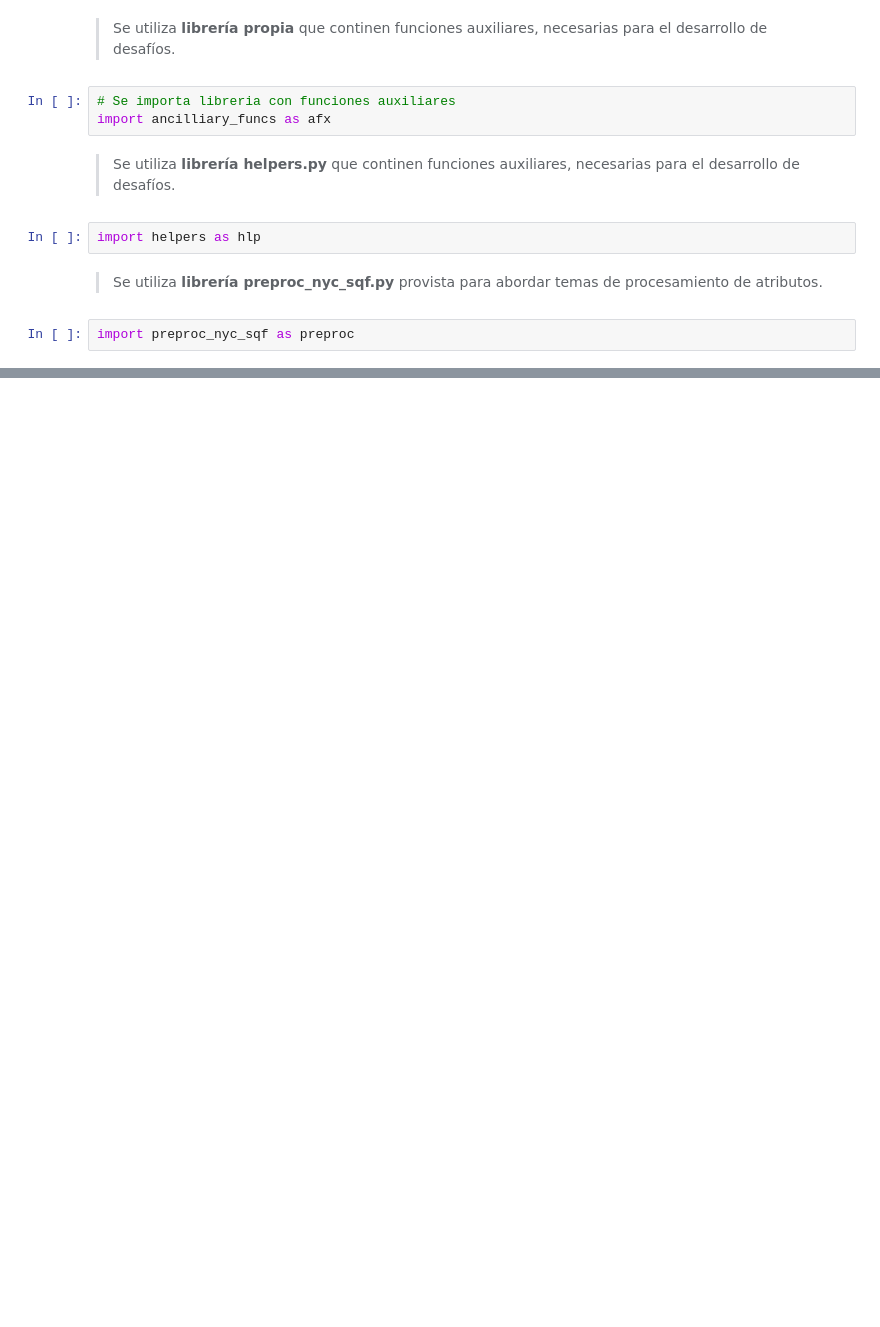
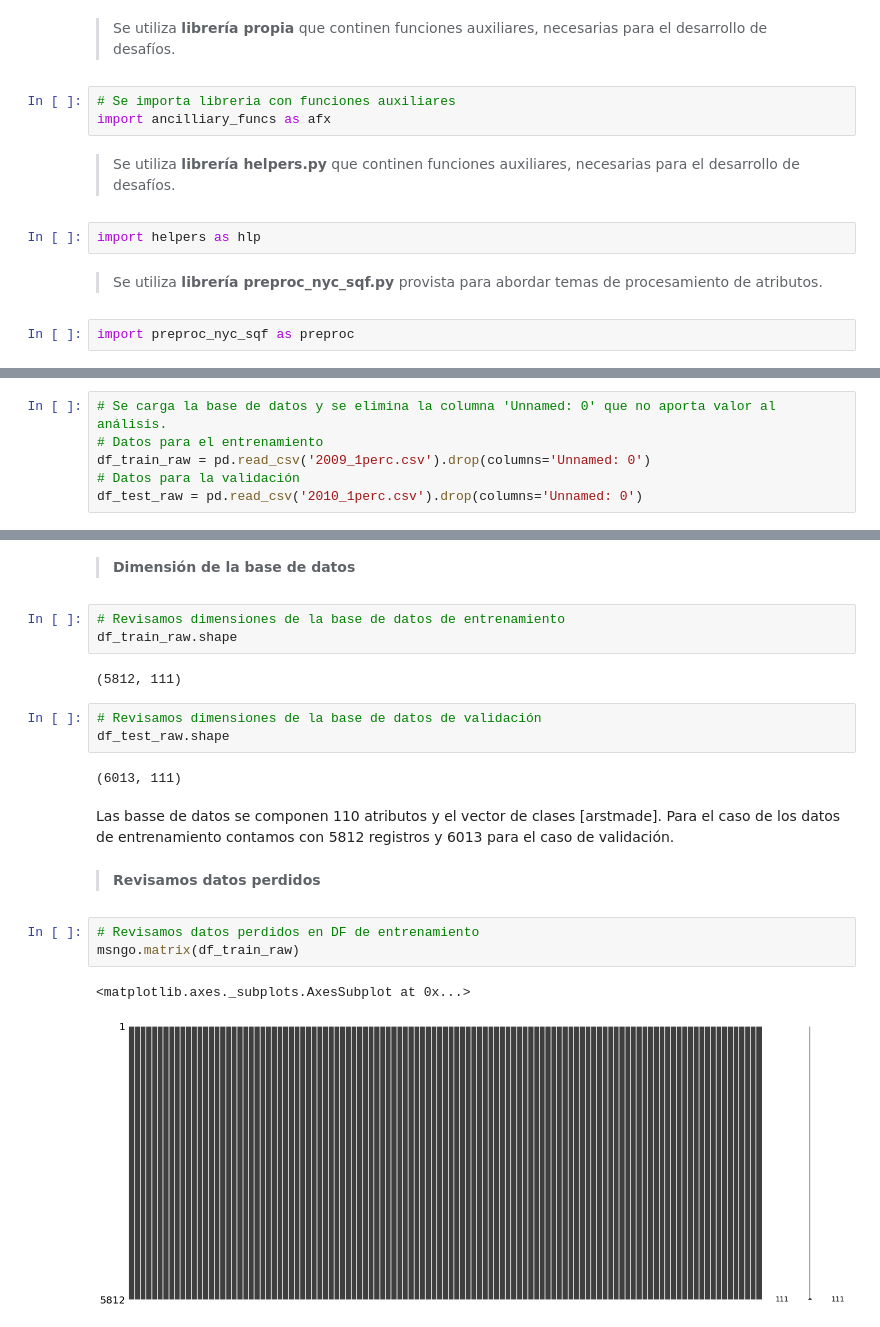
Before and after one commit to ridexmoler/modulo-machine-learning, a Jupyter notebook: prueba/Pablo-Rocco-PRUEBA-2/notebook.ipynb, the cells around one changed output, grey strips where cells are left out. Drawn from its saved outputs; the diff is of its cells as text; blank space fills up the shorter version.

```diff
--- a/prueba/Pablo-Rocco-PRUEBA-2/notebook.ipynb
+++ b/prueba/Pablo-Rocco-PRUEBA-2/notebook.ipynb
@@ -172,0 +179,6 @@ import preproc_nyc_sqf as preproc
+# %%
+# Se carga la base de datos y se elimina la columna 'Unnamed: 0' que no aporta valor al análisis.
+# Datos para el entrenamiento
+df_train_raw = pd.read_csv('2009_1perc.csv').drop(columns='Unnamed: 0')
+# Datos para la validación
+df_test_raw = pd.read_csv('2010_1perc.csv').drop(columns='Unnamed: 0')
@@ -172,0 +205,22 @@ import preproc_nyc_sqf as preproc
+# %% [markdown]
+> __Dimensión de la base de datos__
+# %%
+# Revisamos dimensiones de la base de datos de entrenamiento
+df_train_raw.shape
+# %% [output]
+(5812, 111)
+# %%
+# Revisamos dimensiones de la base de datos de validación
+df_test_raw.shape
+# %% [output]
+(6013, 111)
+# %% [markdown]
+Las basse de datos se componen 110 atributos y el vector de clases [arstmade]. Para el caso de los datos de entrenamiento contamos con 5812 registros y 6013 para el caso de validación.
+# %% [markdown]
+> __Revisamos datos perdidos__
+# %%
+# Revisamos datos perdidos en DF de entrenamiento
+msngo.matrix(df_train_raw)
+# %% [output]
+<matplotlib.axes._subplots.AxesSubplot at 0x...>
+[figure, added]
```
Also changed, not shown: parts of 72 cells of this notebook.
